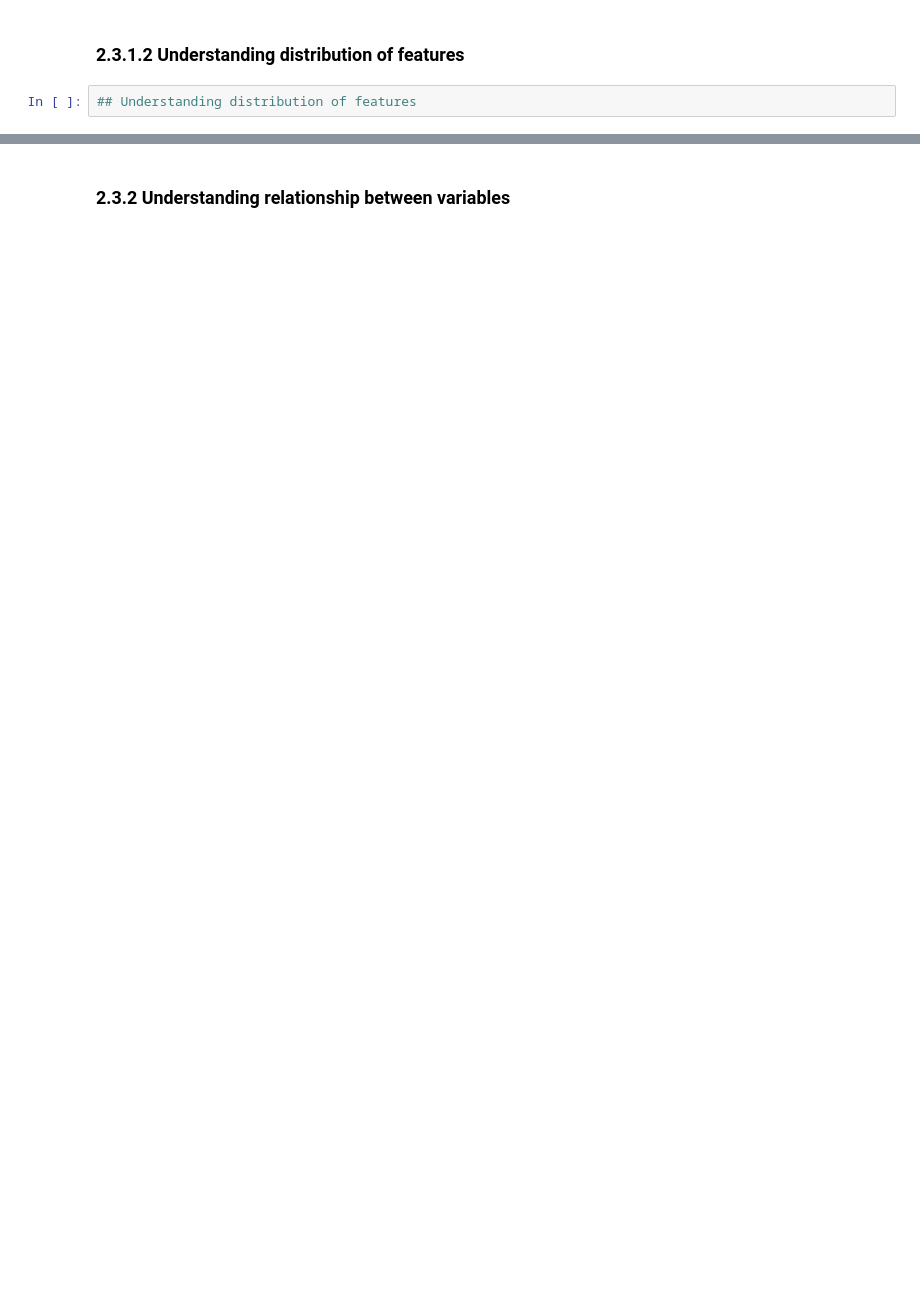
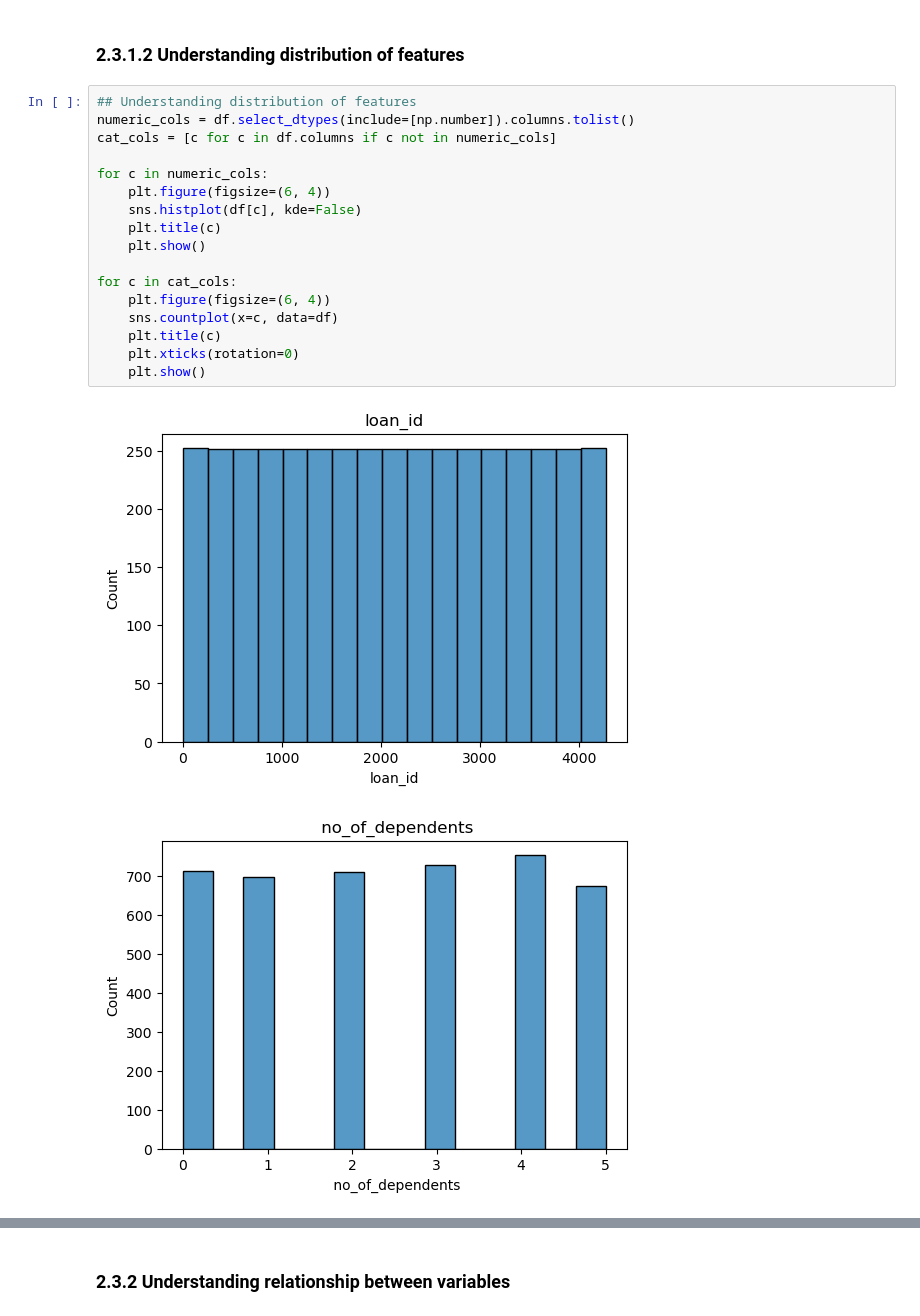
Before and after one commit to aaqil7/MLDP_assignment, a Jupyter notebook: MLDP Program Codes Submission.ipynb, the cells around one changed output, grey strips where cells are left out. Drawn from its saved outputs; the diff is of its cells as text; blank space fills up the shorter version.

```diff
--- a/MLDP Program Codes Submission.ipynb
+++ b/MLDP Program Codes Submission.ipynb
@@ -105,3 +171,21 @@ df.describe(include='all')
 ### 2.3.1.2 Understanding distribution of features
 # %%
 ## Understanding distribution of features
+numeric_cols = df.select_dtypes(include=[np.number]).columns.tolist()
+cat_cols = [c for c in df.columns if c not in numeric_cols]
+
+for c in numeric_cols:
+    plt.figure(figsize=(6, 4))
+    sns.histplot(df[c], kde=False)
+    plt.title(c)
+    plt.show()
+
+for c in cat_cols:
+    plt.figure(figsize=(6, 4))
+    sns.countplot(x=c, data=df)
+    plt.title(c)
+    plt.xticks(rotation=0)
+    plt.show()
+# %% [output]
+[figure, added]
+[figure, added]
```
Also changed, not shown: parts of 36 cells of this notebook, 4 other files.
